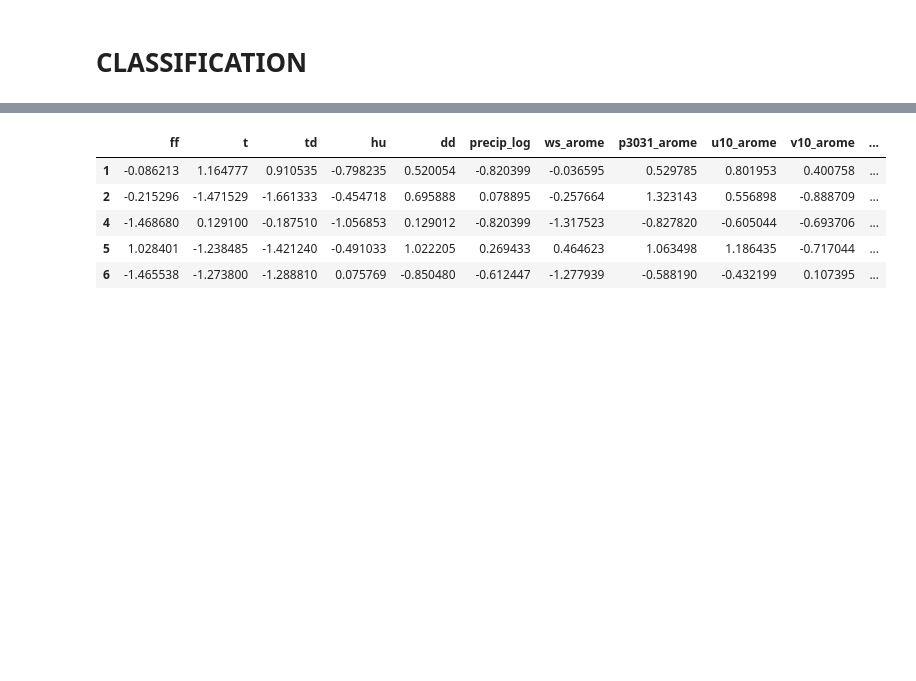
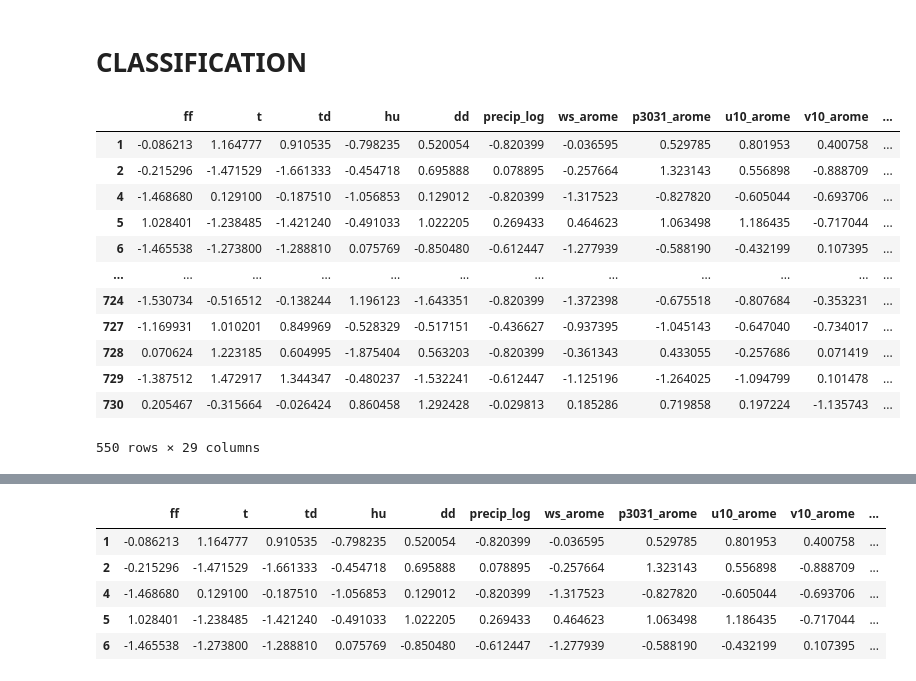
Before and after one commit to NguyenHai7120/4A-MachineLearning-Project, a Jupyter notebook: Classification_python.ipynb, the cells around one changed output, grey strips where cells are left out. Cells and saved outputs as stored; diff of their text form; code cells hidden in the pictures; blank space fills up the shorter version.

```diff
--- a/Classification_python.ipynb
+++ b/Classification_python.ipynb
@@ -24,6 +41,22 @@ seed_everything()
 # %%
 train_set = pd.read_csv("data/train_set.txt",sep = ' ')
 test_set = pd.read_csv("data/test_set.txt",sep = ' ')
+# %%
+train_set
+# %% [output]
+|  | ff | t | td | hu | dd | precip_log | ws_arome | p3031_arome | u10_arome | v10_arome | ... |
+| 1 | -0.086213 | 1.164777 | 0.910535 | -0.798235 | 0.520054 | -0.820399 | -0.036595 | 0.529785 | 0.801953 | 0.400758 | ... |
+| 2 | -0.215296 | -1.471529 | -1.661333 | -0.454718 | 0.695888 | 0.078895 | -0.257664 | 1.323143 | 0.556898 | -0.888709 | ... |
+| 4 | -1.468680 | 0.129100 | -0.187510 | -1.056853 | 0.129012 | -0.820399 | -1.317523 | -0.827820 | -0.605044 | -0.693706 | ... |
+| 5 | 1.028401 | -1.238485 | -1.421240 | -0.491033 | 1.022205 | 0.269433 | 0.464623 | 1.063498 | 1.186435 | -0.717044 | ... |
+| 6 | -1.465538 | -1.273800 | -1.288810 | 0.075769 | -0.850480 | -0.612447 | -1.277939 | -0.588190 | -0.432199 | 0.107395 | ... |
+| ... | ... | ... | ... | ... | ... | ... | ... | ... | ... | ... | ... |
+| 724 | -1.530734 | -0.516512 | -0.138244 | 1.196123 | -1.643351 | -0.820399 | -1.372398 | -0.675518 | -0.807684 | -0.353231 | ... |
+| 727 | -1.169931 | 1.010201 | 0.849969 | -0.528329 | -0.517151 | -0.436627 | -0.937395 | -1.045143 | -0.647040 | -0.734017 | ... |
+| 728 | 0.070624 | 1.223185 | 0.604995 | -1.875404 | 0.563203 | -0.820399 | -0.361343 | 0.433055 | -0.257686 | 0.071419 | ... |
+| 729 | -1.387512 | 1.472917 | 1.344347 | -0.480237 | -1.532241 | -0.612447 | -1.125196 | -1.264025 | -1.094799 | 0.101478 | ... |
+| 730 | 0.205467 | -0.315664 | -0.026424 | 0.860458 | 1.292428 | -0.029813 | 0.185286 | 0.719858 | 0.197224 | -1.135743 | ... |
+550 rows × 29 columns
 # %%
 X_train = pd.DataFrame(train_set).copy()
 del X_train['rain']
```
Also changed, not shown: parts of 34 cells of this notebook.
